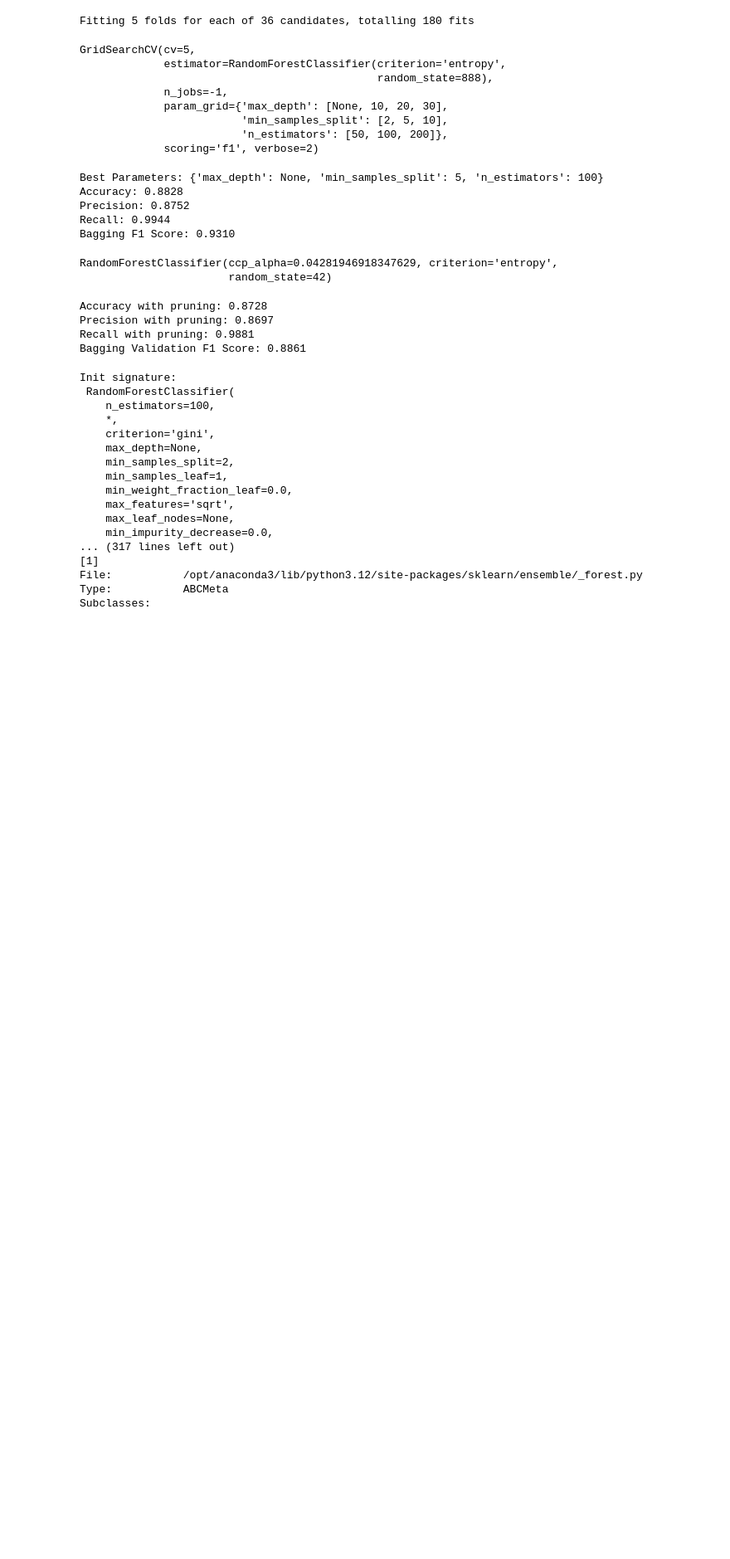
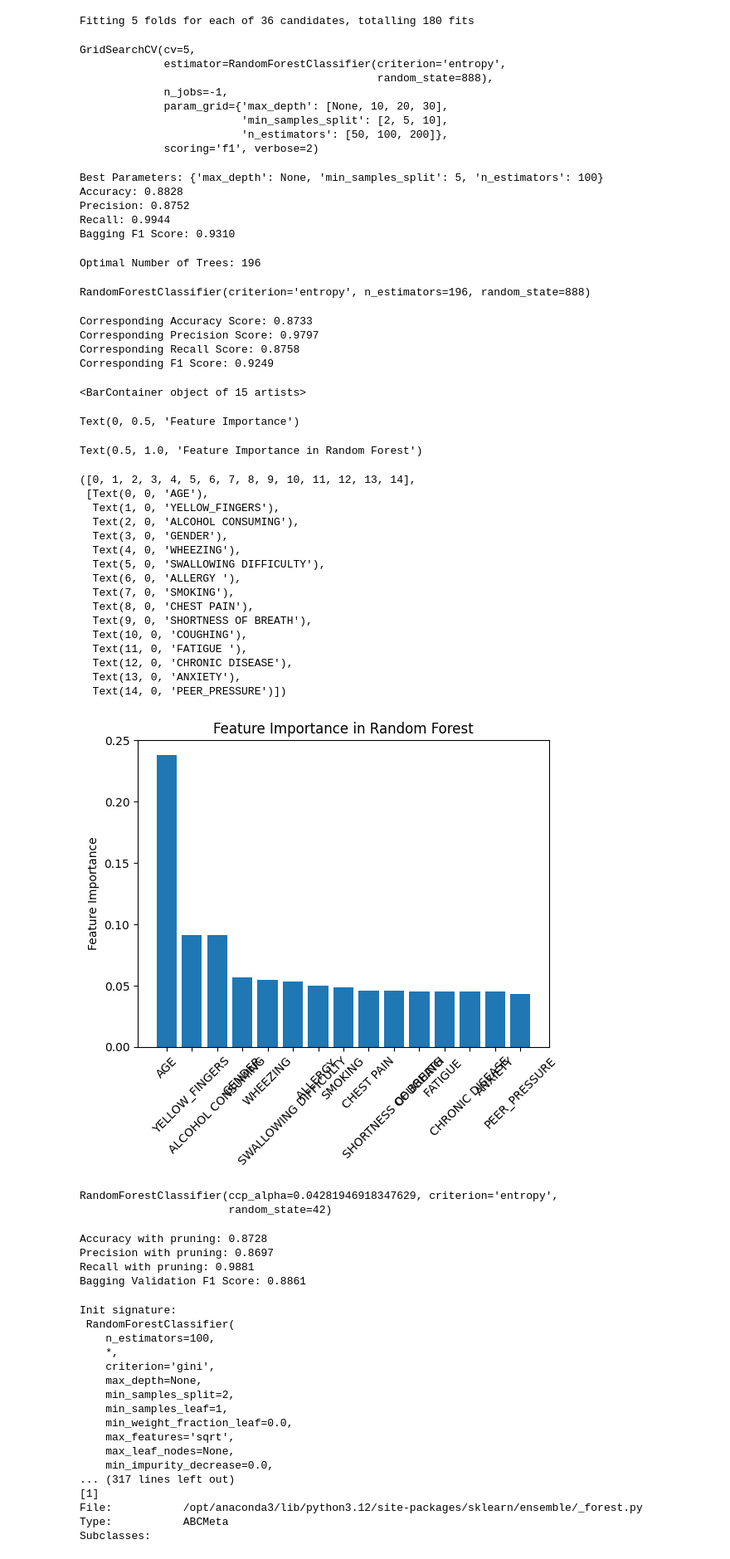
Before and after one commit to calebang/DSA312, a Jupyter notebook: Project_Part2/Isaac's Notebook.ipynb, the cells around one changed output. Shown: that part at 83% size. Saved outputs shown, nothing was run; the diff lists cells and outputs as text; code cells hidden in the pictures; blank space fills up the shorter version.

```diff
--- a/Project_Part2/Isaac's Notebook.ipynb
+++ b/Project_Part2/Isaac's Notebook.ipynb
@@ -196,6 +196,75 @@ Accuracy: 0.8828
 Precision: 0.8752
 Recall: 0.9944
 Bagging F1 Score: 0.9310
+# %%
+from sklearn.model_selection import StratifiedKFold
+from sklearn.ensemble import RandomForestClassifier
+from sklearn.model_selection import train_test_split
+from sklearn.metrics import accuracy_score, precision_score, recall_score, f1_score
+import matplotlib.pyplot as plt
+
+forests  = []
+number_of_trees = range(50, 201)
+for i in number_of_trees:
+    random_forest = RandomForestClassifier(n_estimators = i, random_state = 888, criterion = "entropy")
+    forests.append(random_forest)
+
+kf = KFold(n_splits = 10, shuffle = True, random_state = 888)
+mean_cv_errors = []
+
+for rf in forests:
+    cv_scores = cross_val_score(rf, X_train, y_train, cv = kf, scoring = 'precision')
+    mean_cv_errors.append(np.mean(cv_scores))
+
+optimal_number_of_trees_index = np.argmax(mean_cv_errors)
+optimal_number_of_trees = number_of_trees[optimal_number_of_trees_index]
+print(f"Optimal Number of Trees: {optimal_number_of_trees}")
+
+new_forest = RandomForestClassifier(n_estimators = optimal_number_of_trees, random_state = 888, max_features = "sqrt", criterion = "entropy")
+new_forest.fit(X_train, y_train)
+y_pred = new_forest.predict(X_val)
+
+print(f"Corresponding Accuracy Score: {accuracy_score(y_pred, y_val):.4f}")
+print(f"Corresponding Precision Score: {precision_score(y_pred, y_val):.4f}")
+print(f"Corresponding Recall Score: {recall_score(y_pred, y_val):.4f}")
+print(f"Corresponding F1 Score: {f1_score(y_pred, y_val):.4f}")
+
+feature_importances = new_forest.feature_importances_
+feature_names = df_age.columns.drop(["LUNG_CANCER"])
+# Do a reverse sorted vertical bar plot
+indices = np.argsort(feature_importances)[::-1]           # [::-1] reverses the order
+plt.bar(np.array(feature_names)[indices], feature_importances[indices])
+plt.ylabel('Feature Importance')
+plt.title('Feature Importance in Random Forest')
+plt.xticks(rotation=45)                                   # otherwist xticks is overcrowded with text
+plt.show()
+# %% [output]
+Optimal Number of Trees: 196
+RandomForestClassifier(criterion='entropy', n_estimators=196, random_state=888)
+Corresponding Accuracy Score: 0.8733
+Corresponding Precision Score: 0.9797
+Corresponding Recall Score: 0.8758
+Corresponding F1 Score: 0.9249
+<BarContainer object of 15 artists>
+Text(0, 0.5, 'Feature Importance')
+Text(0.5, 1.0, 'Feature Importance in Random Forest')
+([0, 1, 2, 3, 4, 5, 6, 7, 8, 9, 10, 11, 12, 13, 14],
+ [Text(0, 0, 'AGE'),
+  Text(1, 0, 'YELLOW_FINGERS'),
+  Text(2, 0, 'ALCOHOL CONSUMING'),
+  Text(3, 0, 'GENDER'),
+  Text(4, 0, 'WHEEZING'),
+  Text(5, 0, 'SWALLOWING DIFFICULTY'),
+  Text(6, 0, 'ALLERGY '),
+  Text(7, 0, 'SMOKING'),
+  Text(8, 0, 'CHEST PAIN'),
+  Text(9, 0, 'SHORTNESS OF BREATH'),
+  Text(10, 0, 'COUGHING'),
+  Text(11, 0, 'FATIGUE '),
+  Text(12, 0, 'CHRONIC DISEASE'),
+  Text(13, 0, 'ANXIETY'),
+  Text(14, 0, 'PEER_PRESSURE')])
+[figure, added]
 # %%
 # CAN IGNORE - idt the pruned tree shld be used in conjunction with bagging or RF
 # with ccp_alpha
```
Also changed, not shown: parts of 2 cells of this notebook.
